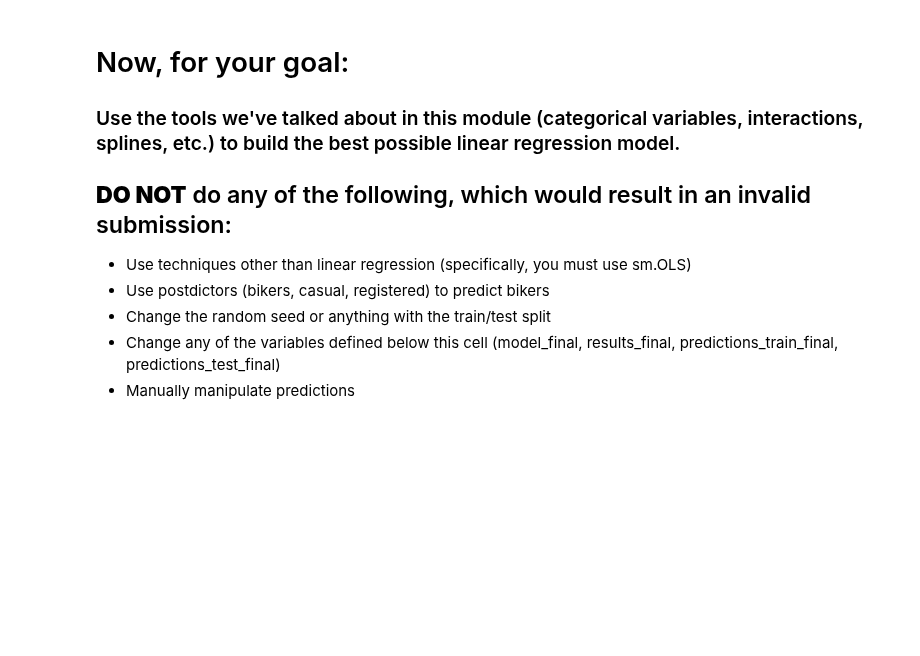
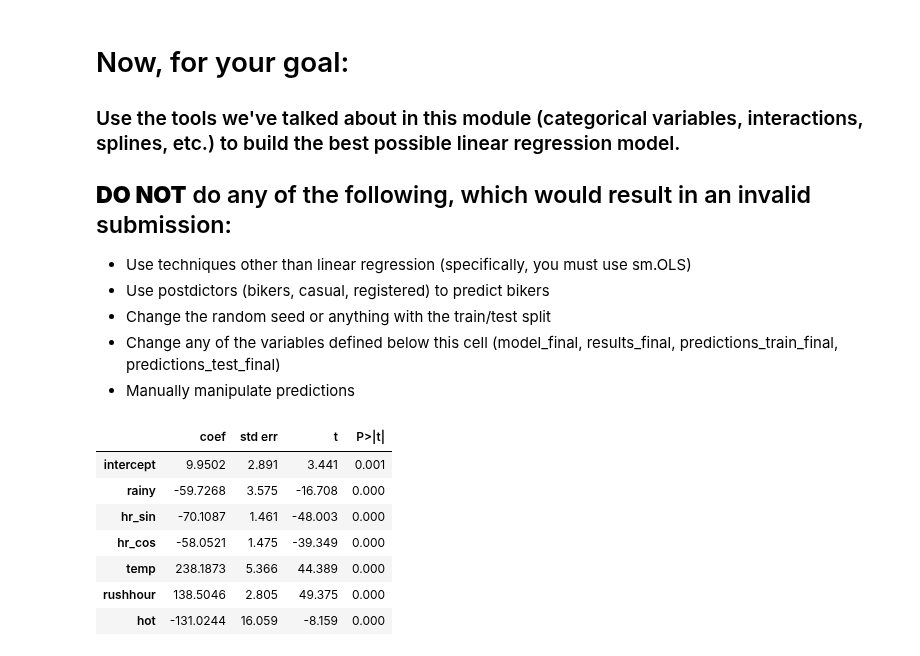
Before and after one commit to Zeke-Wess/CSE-2600-Code, a Jupyter notebook: mod05_nonlinear.ipynb, the cells around one changed output. Cells and saved outputs as stored; diff of their text form; code cells hidden in the pictures; blank space fills up the shorter version.

```diff
--- a/mod05_nonlinear.ipynb
+++ b/mod05_nonlinear.ipynb
@@ -274,12 +368,27 @@ plot_avg_actual_vs_predicted_by_feature(X=X_train,
 # %%
 # Build your linear regression model here.
 vars_to_include = [
-    #fillin
+    'intercept',
+    'rainy',
+    'hr_sin',
+    'hr_cos',
+    'temp',
+    'rushhour',
+    'hot'
 ]
 
 model_final = sm.OLS(y_train, X_train[vars_to_include])
 results_final = model_final.fit()
 summarize(results_final)
+# %% [output]
+|  | coef | std err | t | P>|t| |
+| intercept | 9.9502 | 2.891 | 3.441 | 0.001 |
+| rainy | -59.7268 | 3.575 | -16.708 | 0.000 |
+| hr_sin | -70.1087 | 1.461 | -48.003 | 0.000 |
+| hr_cos | -58.0521 | 1.475 | -39.349 | 0.000 |
+| temp | 238.1873 | 5.366 | 44.389 | 0.000 |
+| rushhour | 138.5046 | 2.805 | 49.375 | 0.000 |
+| hot | -131.0244 | 16.059 | -8.159 | 0.000 |
 # %%
 predictions_train_final = predict(X_train[vars_to_include], results_final)
 print('MSE train: ', mse(y_train, predictions_train_final))
```
Also changed, not shown: parts of 19 cells of this notebook.
